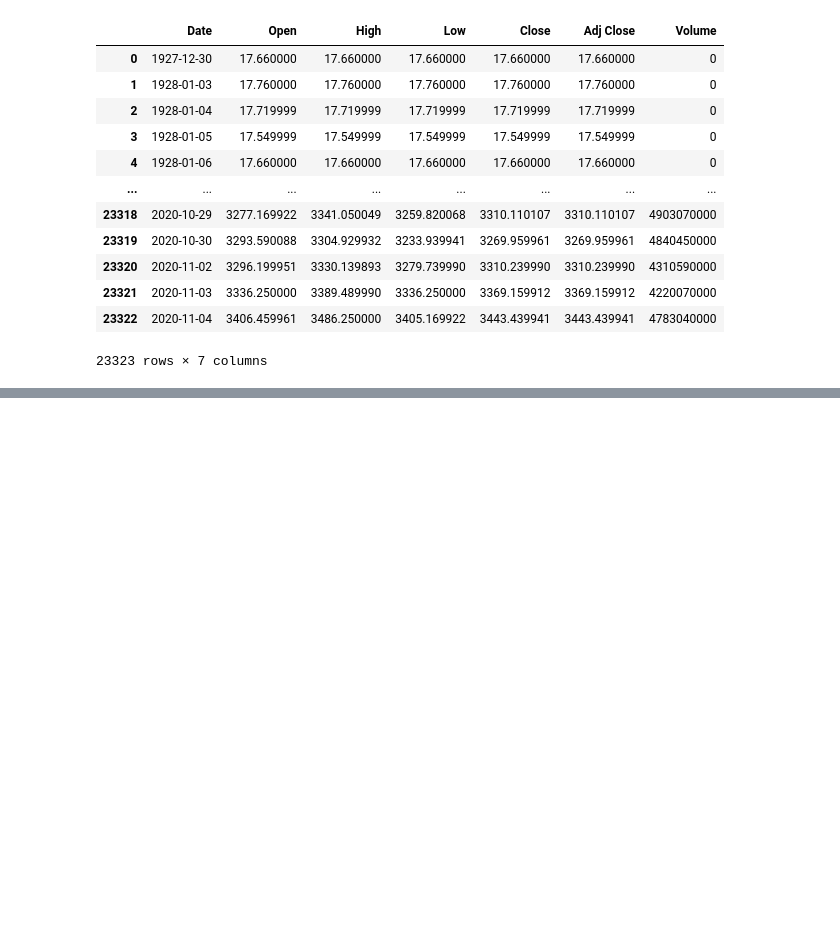
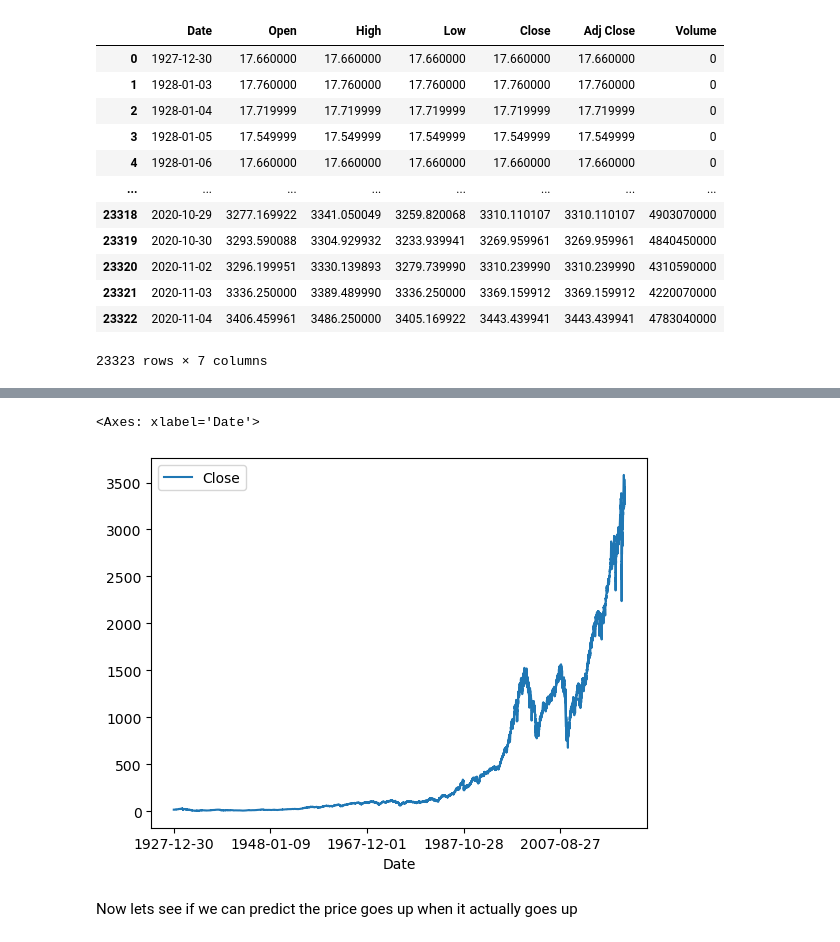
Before and after one commit to viving11/CMSC320-finalproject, a Jupyter notebook: final project/finalproject.ipynb, the cells around one changed output, grey strips where cells are left out. Drawn from its saved outputs; the diff is of its cells as text; code cells hidden in the pictures; blank space fills up the shorter version.

```diff
--- a/final project/finalproject.ipynb
+++ b/final project/finalproject.ipynb
@@ -41,0 +44,5 @@ Text(0, 0.5, 'price (USD)')
+# %%
+df1.plot.line(y = "Close", use_index = True)
+# %% [output]
+<Axes: xlabel='Date'>
+[figure, added]
@@ -41,0 +51,2 @@ Text(0, 0.5, 'price (USD)')
+# %% [markdown]
+Now lets see if we can predict the price goes up when it actually goes up
```
Also changed, not shown: parts of 55 cells of this notebook, 1 other file.
